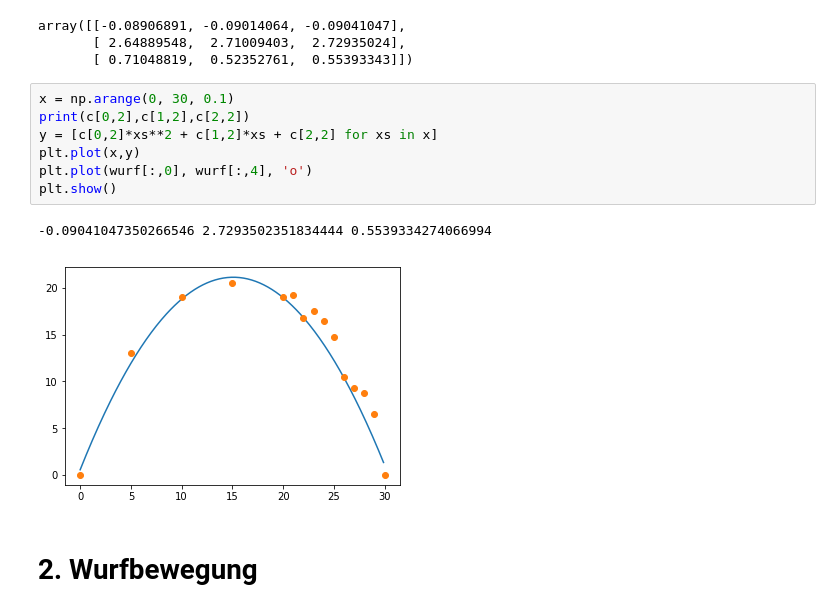
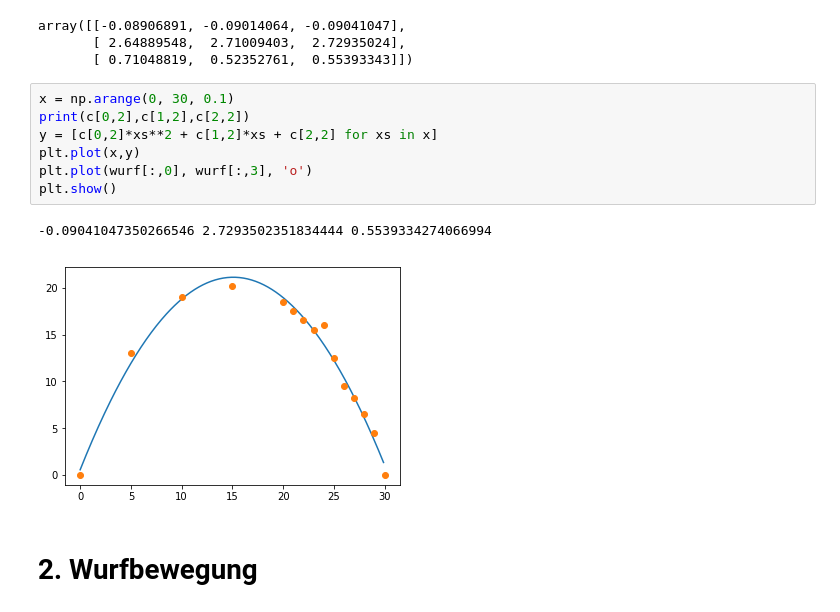
Before and after one commit to AlexandraMayer/Modellbildung-und-Simulation, a Jupyter notebook: Klassiche Mechanik 1.ipynb, the cells around one changed output. Saved outputs shown, nothing was run; the diff lists cells and outputs as text.

```diff
--- a/Klassiche Mechanik 1.ipynb
+++ b/Klassiche Mechanik 1.ipynb
@@ -211,13 +208,13 @@ array([[-0.08906891, -0.09014064, -0.09041047],
 # %%
 x = np.arange(0, 30, 0.1)
 print(c[0,2],c[1,2],c[2,2])
 y = [c[0,2]*xs**2 + c[1,2]*xs + c[2,2] for xs in x]
 plt.plot(x,y)
-plt.plot(wurf[:,0], wurf[:,4], 'o')
+plt.plot(wurf[:,0], wurf[:,3], 'o')
 plt.show()
 # %% [output]
 -0.09041047350266546 2.7293502351834444 0.5539334274066994
-[figure, old version]
+[figure, new version]
 # %% [markdown]
 # 2. Wurfbewegung
 # %% [markdown]
```
Also changed, not shown: parts of 10 cells of this notebook.
